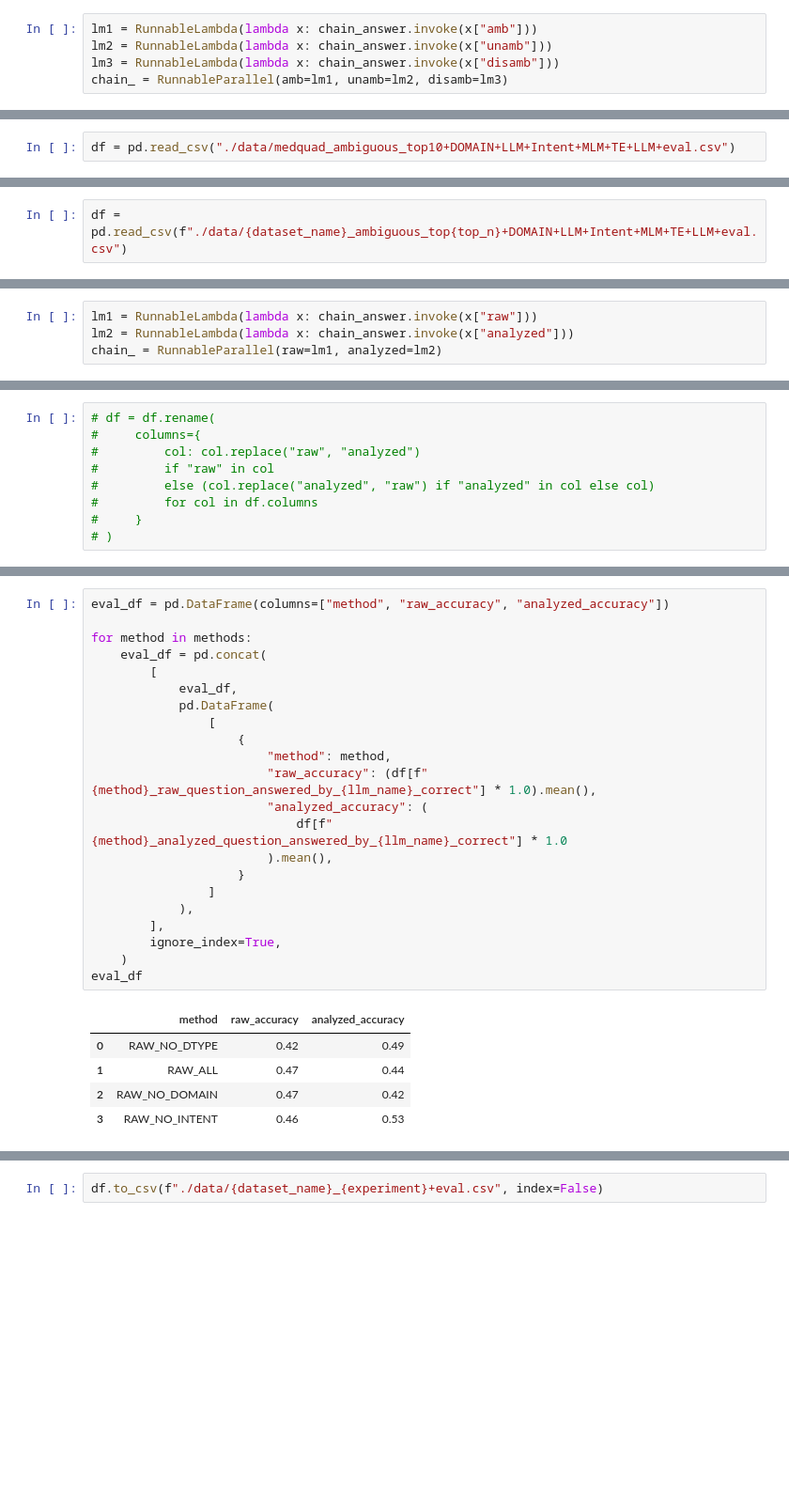
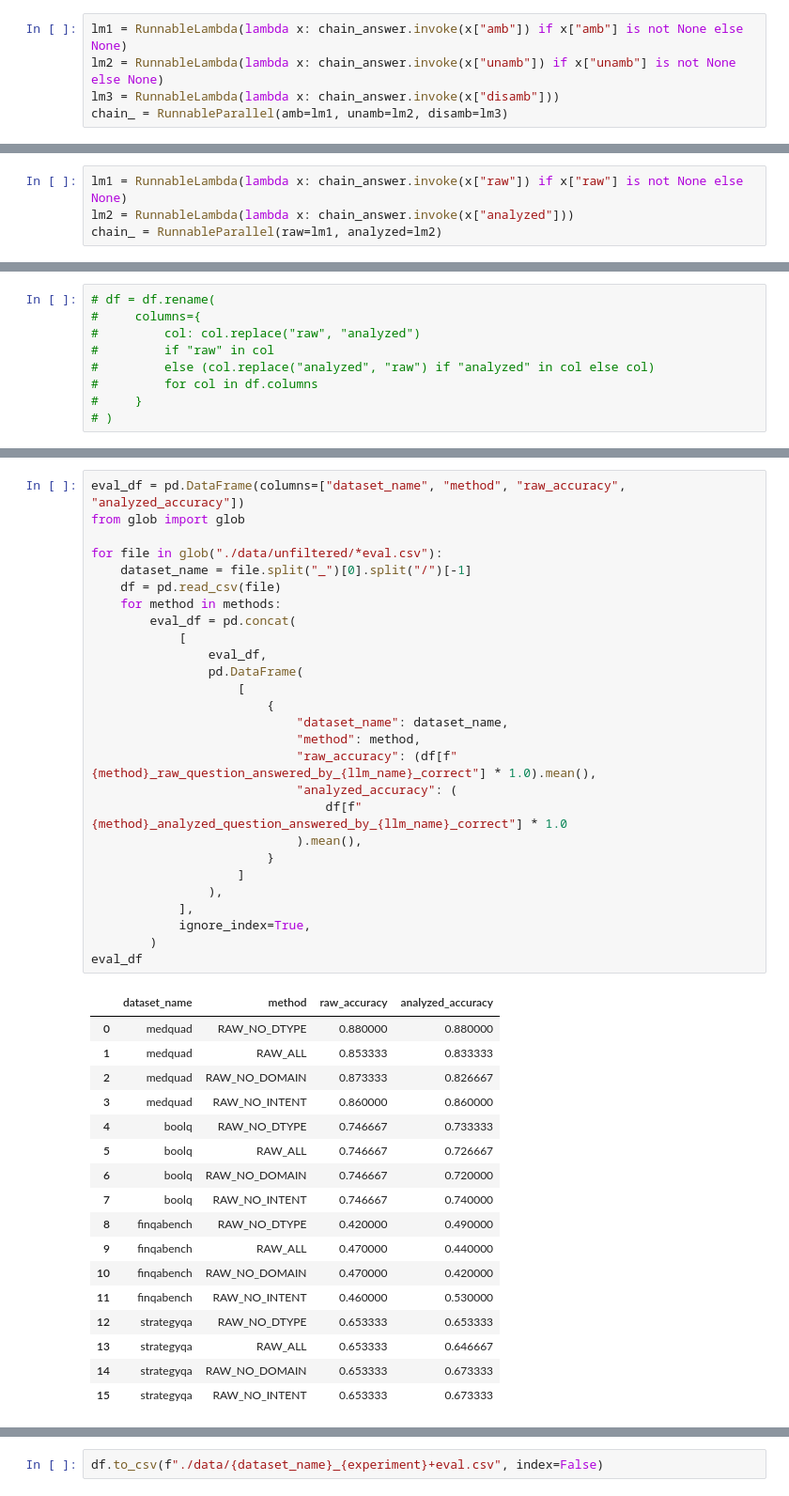
Before and after one commit to darktheorys/smartrag, a Jupyter notebook: notebooks/Scoring_and_Comparison.ipynb, the cells around one changed output, grey strips where cells are left out. Shown at 94% size. Drawn from its saved outputs; the diff is of its cells as text; blank space fills up the shorter version.

Commit message:
Add visualizations and ai generated dataset results

```diff
--- a/notebooks/Scoring_and_Comparison.ipynb
+++ b/notebooks/Scoring_and_Comparison.ipynb
@@ -27,8 +27,8 @@ df = pd.read_csv(f"./data/{dataset_name}_{experiment}.csv")
 # %% [markdown]
 ### Ambiguity Experiments
 # %%
-lm1 = RunnableLambda(lambda x: chain_answer.invoke(x["amb"]))
-lm2 = RunnableLambda(lambda x: chain_answer.invoke(x["unamb"]))
+lm1 = RunnableLambda(lambda x: chain_answer.invoke(x["amb"]) if x["amb"] is not None else None)
+lm2 = RunnableLambda(lambda x: chain_answer.invoke(x["unamb"]) if x["unamb"] is not None else None)
 lm3 = RunnableLambda(lambda x: chain_answer.invoke(x["disamb"]))
 chain_ = RunnableParallel(amb=lm1, unamb=lm2, disamb=lm3)
 # %%
@@ -139,2 +172,0 @@ KeyError: 'domain'
-# %%
-df = pd.read_csv("./data/medquad_ambiguous_top10+DOMAIN+LLM+Intent+MLM+TE+LLM+eval.csv")
@@ -197,4 +173,2 @@ plt.show()
 # %%
 df.to_csv(f"./data/{dataset_name}_{experiment}_top{top_n}+DOMAIN+Intent+Dtype+MLM+TE+LLM+eval.csv", index=False)
-# %%
-df = pd.read_csv(f"./data/{dataset_name}_ambiguous_top{top_n}+DOMAIN+LLM+Intent+MLM+TE+LLM+eval.csv")
@@ -201,7 +247,7 @@ df = pd.read_csv(f"./data/{dataset_name}_ambiguous_top{top_n}+DOMAIN+LLM+Intent+
 # %% [markdown]
 ### Intent+Domain+Dtype Experiments
 # %%
-lm1 = RunnableLambda(lambda x: chain_answer.invoke(x["raw"]))
+lm1 = RunnableLambda(lambda x: chain_answer.invoke(x["raw"]) if x["raw"] is not None else None)
 lm2 = RunnableLambda(lambda x: chain_answer.invoke(x["analyzed"]))
 chain_ = RunnableParallel(raw=lm1, analyzed=lm2)
 # %%
@@ -270,28 +344,45 @@ for method in methods:
 # %%
-eval_df = pd.DataFrame(columns=["method", "raw_accuracy", "analyzed_accuracy"])
+eval_df = pd.DataFrame(columns=["dataset_name", "method", "raw_accuracy", "analyzed_accuracy"])
+from glob import glob
 
-for method in methods:
-    eval_df = pd.concat(
-        [
-            eval_df,
-            pd.DataFrame(
-                [
-                    {
-                        "method": method,
-                        "raw_accuracy": (df[f"{method}_raw_question_answered_by_{llm_name}_correct"] * 1.0).mean(),
-                        "analyzed_accuracy": (
-                            df[f"{method}_analyzed_question_answered_by_{llm_name}_correct"] * 1.0
-                        ).mean(),
-                    }
-                ]
-            ),
-        ],
-        ignore_index=True,
-    )
+for file in glob("./data/unfiltered/*eval.csv"):
+    dataset_name = file.split("_")[0].split("/")[-1]
+    df = pd.read_csv(file)
+    for method in methods:
+        eval_df = pd.concat(
+            [
+                eval_df,
+                pd.DataFrame(
+                    [
+                        {
+                            "dataset_name": dataset_name,
+                            "method": method,
+                            "raw_accuracy": (df[f"{method}_raw_question_answered_by_{llm_name}_correct"] * 1.0).mean(),
+                            "analyzed_accuracy": (
+                                df[f"{method}_analyzed_question_answered_by_{llm_name}_correct"] * 1.0
+                            ).mean(),
+                        }
+                    ]
+                ),
+            ],
+            ignore_index=True,
+        )
 eval_df
 # %% [output]
-|  | method | raw_accuracy | analyzed_accuracy |
-| 0 | RAW_NO_DTYPE | 0.42 | 0.49 |
-| 1 | RAW_ALL | 0.47 | 0.44 |
-| 2 | RAW_NO_DOMAIN | 0.47 | 0.42 |
-| 3 | RAW_NO_INTENT | 0.46 | 0.53 |
+|  | dataset_name | method | raw_accuracy | analyzed_accuracy |
+| 0 | medquad | RAW_NO_DTYPE | 0.880000 | 0.880000 |
+| 1 | medquad | RAW_ALL | 0.853333 | 0.833333 |
+| 2 | medquad | RAW_NO_DOMAIN | 0.873333 | 0.826667 |
+| 3 | medquad | RAW_NO_INTENT | 0.860000 | 0.860000 |
+| 4 | boolq | RAW_NO_DTYPE | 0.746667 | 0.733333 |
+| 5 | boolq | RAW_ALL | 0.746667 | 0.726667 |
+| 6 | boolq | RAW_NO_DOMAIN | 0.746667 | 0.720000 |
+| 7 | boolq | RAW_NO_INTENT | 0.746667 | 0.740000 |
+| 8 | finqabench | RAW_NO_DTYPE | 0.420000 | 0.490000 |
+| 9 | finqabench | RAW_ALL | 0.470000 | 0.440000 |
+| 10 | finqabench | RAW_NO_DOMAIN | 0.470000 | 0.420000 |
+| 11 | finqabench | RAW_NO_INTENT | 0.460000 | 0.530000 |
+| 12 | strategyqa | RAW_NO_DTYPE | 0.653333 | 0.653333 |
+| 13 | strategyqa | RAW_ALL | 0.653333 | 0.646667 |
+| 14 | strategyqa | RAW_NO_DOMAIN | 0.653333 | 0.673333 |
+| 15 | strategyqa | RAW_NO_INTENT | 0.653333 | 0.673333 |
```
Also changed, not shown: parts of 11 cells of this notebook, 15 other files.
